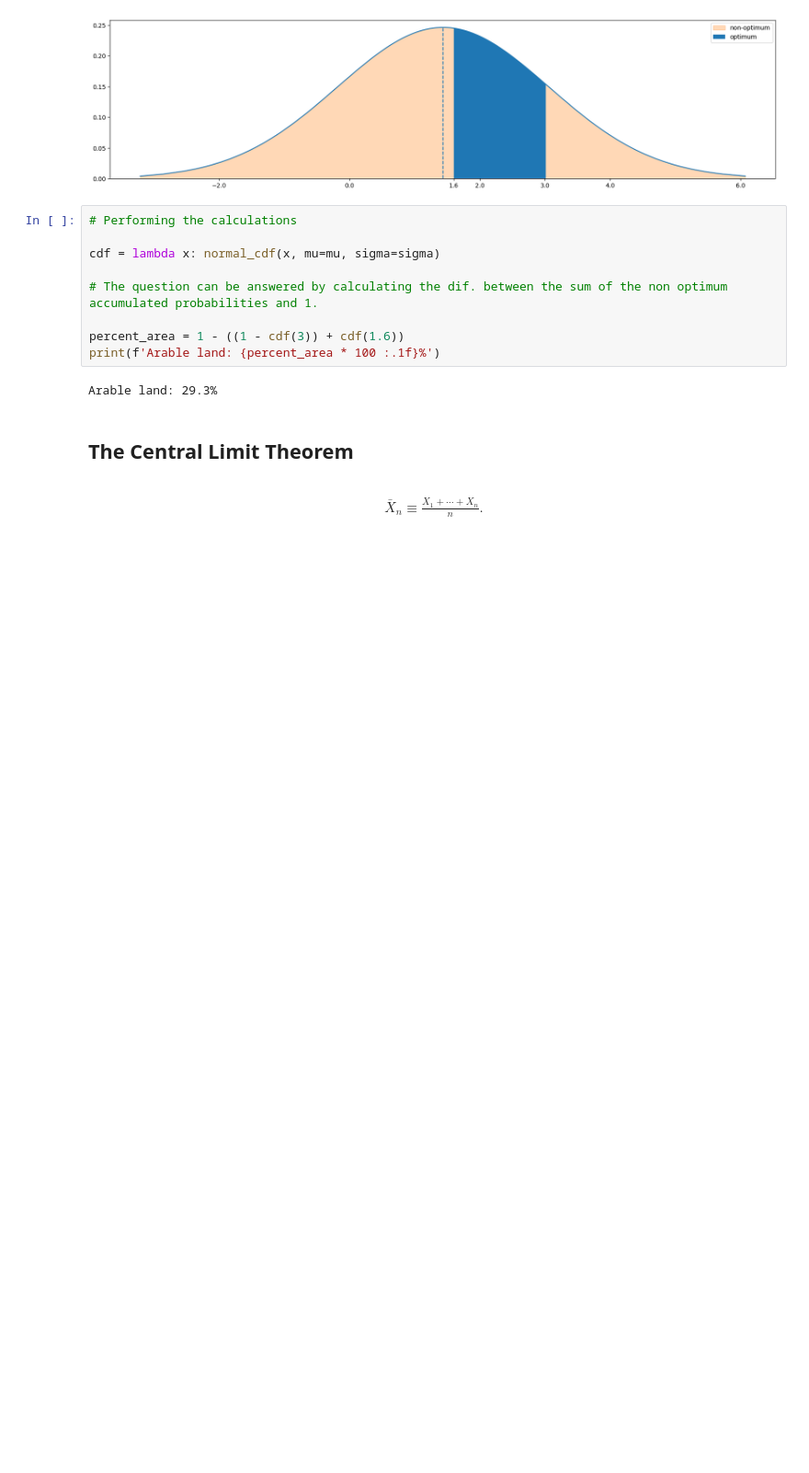
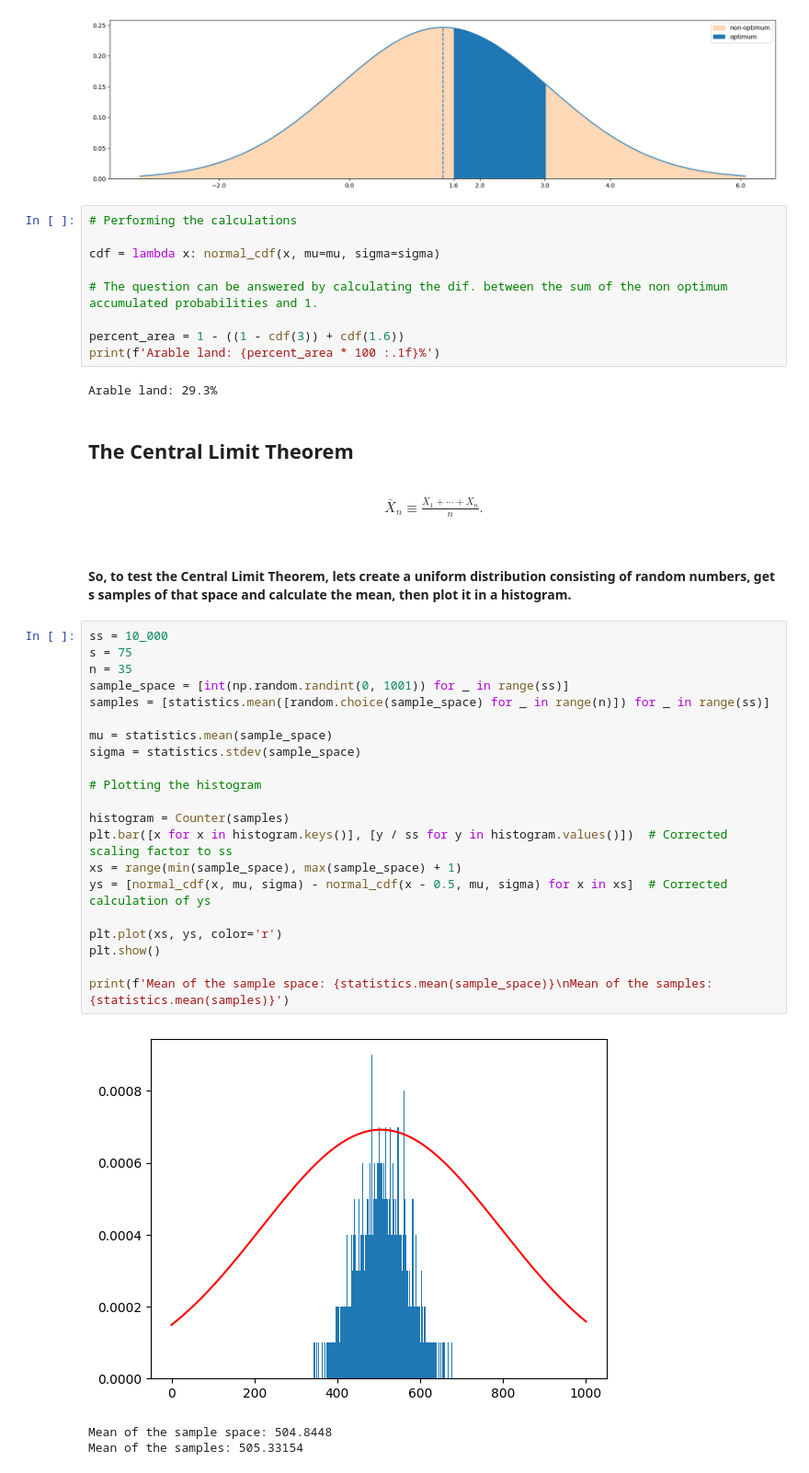
Before and after one commit to TheLastAurora/ds_scratch, a Jupyter notebook: ch_6.ipynb, the cells around one changed output. Shown at 92% size. Cells and saved outputs as stored; diff of their text form; blank space fills up the shorter version.

```diff
--- a/ch_6.ipynb
+++ b/ch_6.ipynb
@@ -428,3 +429,30 @@ Arable land: 29.3%
 \begin{gather*}
 {\displaystyle {\bar {X}}_{n}\equiv {\frac {X_{1}+\cdots +X_{n}}{n}}.}
 \end{gather*}
+# %% [markdown]
+#### So, to test the Central Limit Theorem, lets create a uniform distribution consisting of random numbers, get s samples of that space and calculate the mean, then plot it in a histogram.
+# %%
+ss = 10_000
+s = 75
+n = 35
+sample_space = [int(np.random.randint(0, 1001)) for _ in range(ss)]
+samples = [statistics.mean([random.choice(sample_space) for _ in range(n)]) for _ in range(ss)]
+
+mu = statistics.mean(sample_space)
+sigma = statistics.stdev(sample_space)
+
+# Plotting the histogram
+
+histogram = Counter(samples)
+plt.bar([x for x in histogram.keys()], [y / ss for y in histogram.values()])  # Corrected scaling factor to ss
+xs = range(min(sample_space), max(sample_space) + 1)
+ys = [normal_cdf(x, mu, sigma) - normal_cdf(x - 0.5, mu, sigma) for x in xs]  # Corrected calculation of ys
+
+plt.plot(xs, ys, color='r')
+plt.show()
+
+print(f'Mean of the sample space: {statistics.mean(sample_space)}\nMean of the samples: {statistics.mean(samples)}')
+# %% [output]
+[figure, added]
+Mean of the sample space: 504.8448
+Mean of the samples: 505.33154
```
Also changed, not shown: parts of 3 cells of this notebook.
